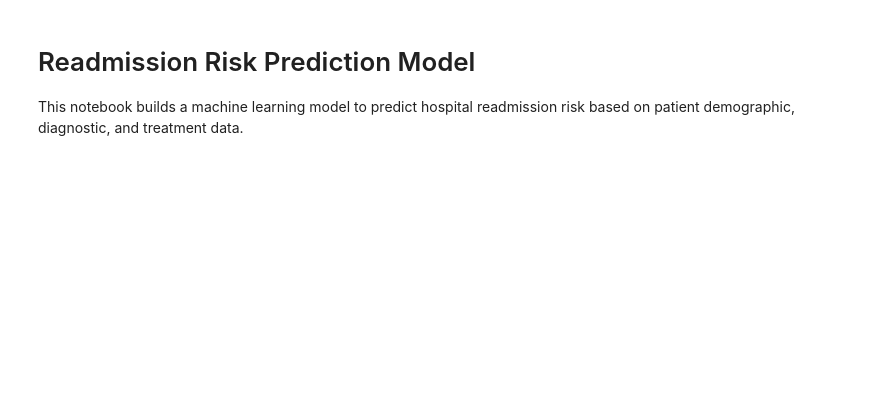
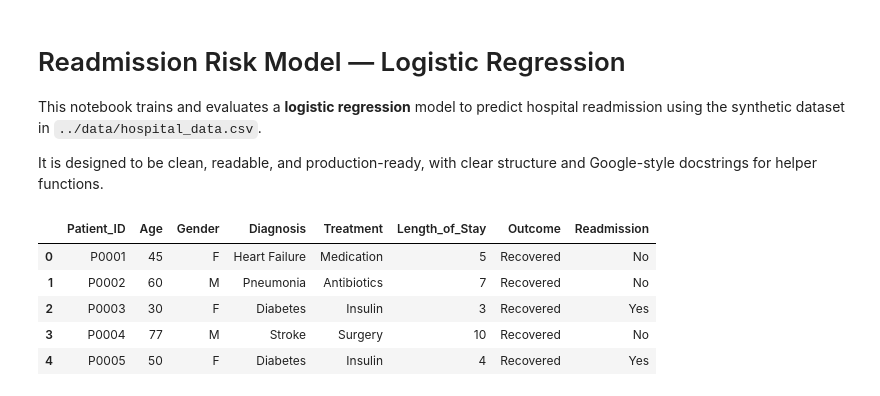
Before and after one commit to gortegam/patient-outcome-analysis, a Jupyter notebook: notebooks/readmission_model.ipynb, the cells around one changed output. Cells and saved outputs as stored; diff of their text form; code cells hidden in the pictures; blank space fills up the shorter version.

```diff
--- a/notebooks/readmission_model.ipynb
+++ b/notebooks/readmission_model.ipynb
@@ -1,5 +1,7 @@
 # %% [markdown]
-# Readmission Risk Prediction Model
+# Readmission Risk Model — Logistic Regression
 
-This notebook builds a machine learning model to predict hospital readmission risk based on patient demographic, diagnostic, and treatment data.
+This notebook trains and evaluates a **logistic regression** model to predict hospital readmission using the synthetic dataset in `../data/hospital_data.csv`.
+
+It is designed to be clean, readable, and production-ready, with clear structure and Google-style docstrings for helper functions.
 # %%
@@ -20,8 +31,13 @@ df.head()
 # %%
-# Target
-df["Readmission"] = df["Readmission"].str.strip().str.capitalize()
-y = df["Readmission"].map({"No":0, "Yes":1})
+DATA_PATH = "../data/hospital_data.csv"
 
-# Features
-X = df[["Age", "Gender", "Diagnosis", "Length_of_Stay", "Treatment", "Outcome"]]
+df = pd.read_csv(DATA_PATH)
+df.head()
+# %% [output]
+|  | Patient_ID | Age | Gender | Diagnosis | Treatment | Length_of_Stay | Outcome | Readmission |
+| 0 | P0001 | 45 | F | Heart Failure | Medication | 5 | Recovered | No |
+| 1 | P0002 | 60 | M | Pneumonia | Antibiotics | 7 | Recovered | No |
+| 2 | P0003 | 30 | F | Diabetes | Insulin | 3 | Recovered | Yes |
+| 3 | P0004 | 77 | M | Stroke | Surgery | 10 | Recovered | No |
+| 4 | P0005 | 50 | F | Diabetes | Insulin | 4 | Recovered | Yes |
 # %%
```
Also changed, not shown: parts of 8 cells of this notebook, 3 other files.
